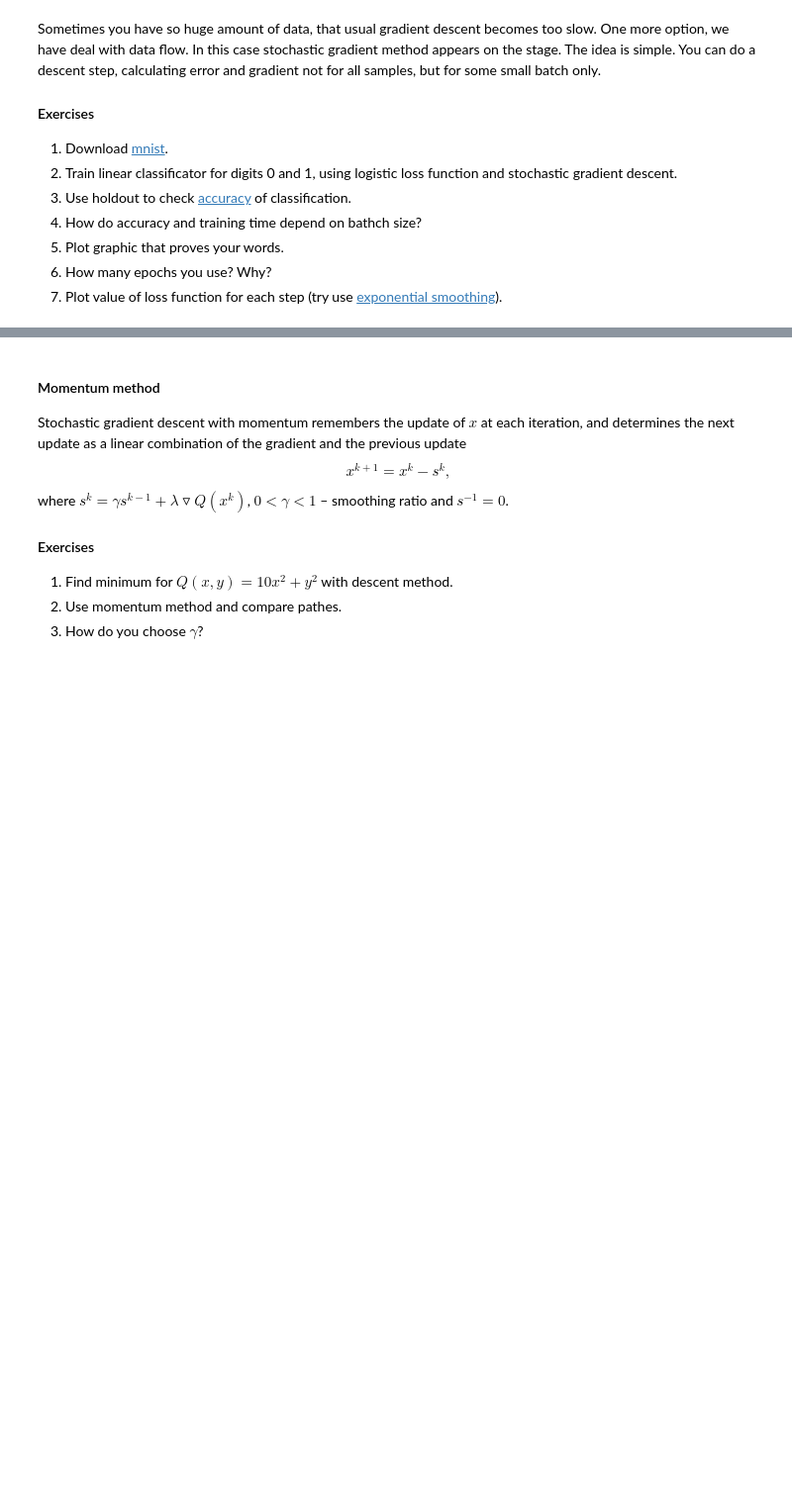
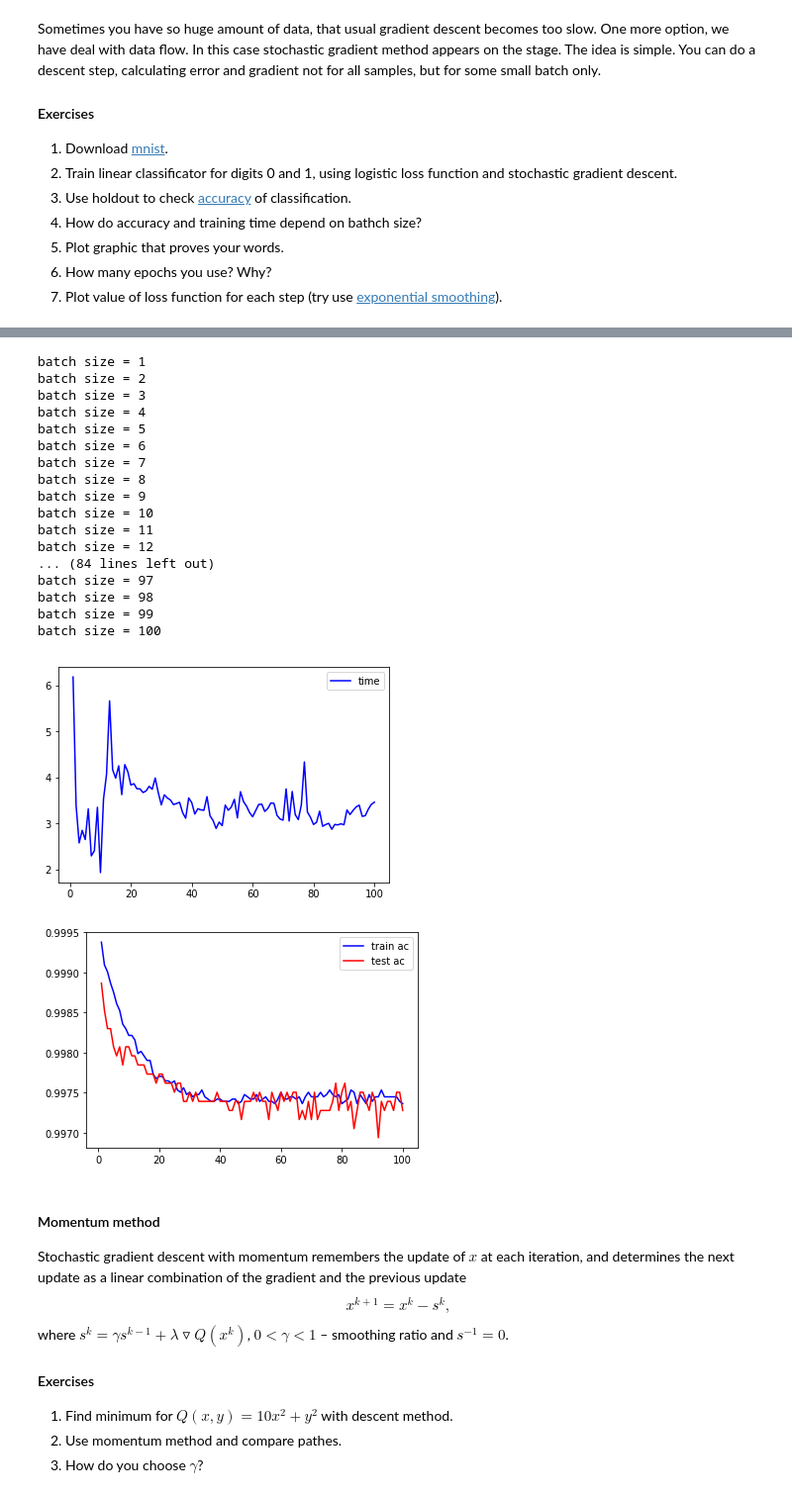
Before and after one commit to max-kuzn/squad, a Jupyter notebook: lab-1.ipynb, the cells around one changed output, grey strips where cells are left out. Shown at 99% size. Saved outputs shown, nothing was run; the diff lists cells and outputs as text; code cells hidden in the pictures; blank space fills up the shorter version.

```diff
--- a/lab-1.ipynb
+++ b/lab-1.ipynb
@@ -578,3 +593,64 @@ epoch = 0
+# %%
+#Считается долго, так что не стоит запускать, если лень ждать минут 10
+X, Y = load_data()
+
+times = np.array([])
+trains = np.array([])
+tests = np.array([])
+
+
+for b in range(1, 101):
+    tr_ac = 0.0
+    te_ac = 0.0
+    t = 0.0
+    for X_train, Y_train, X_test, Y_test in validation(X, Y):
+        start = time.time()
+        w, loss, pred = stochastic_gradient_descent(
+                            X_train, Y_train,
+                            X_test, Y_test,
+                            logistic_loss, logistic_loss_grad,
+                            classic_lamb,
+                            batch_size=b,
+                            loss_and_pred=False,
+                            epoch=20
+                        )
+        t += (time.time() - start) / 5
+        tr_ac += accuracy(X_train, Y_train, w) / 5
+        te_ac += accuracy(X_test, Y_test, w) / 5
+
+    times = np.append(times, t)
+    trains = np.append(trains, tr_ac)
+    tests = np.append(tests, te_ac)
+
+x = np.arange(1, 101)
+plt.plot(x, times, 'b', label='time')
+plt.legend()
+plt.show()
+
+plt.plot(x, trains, 'b', label='train ac')
+plt.plot(x, tests, 'r', label='test ac')
+plt.legend()
+plt.show()
+# %% [output]
+batch size = 1
+batch size = 2
+batch size = 3
+batch size = 4
+batch size = 5
+batch size = 6
+batch size = 7
+batch size = 8
+batch size = 9
+batch size = 10
+batch size = 11
+batch size = 12
+... (84 lines left out)
+batch size = 97
+batch size = 98
+batch size = 99
+batch size = 100
+[figure, added]
+[figure, added]
 # %% [markdown]
 #### Momentum method
 Stochastic gradient descent with momentum remembers the update of $x$ at each iteration, and determines the next update as a linear combination of the gradient and the previous update
```
Also changed, not shown: parts of 8 cells of this notebook.
